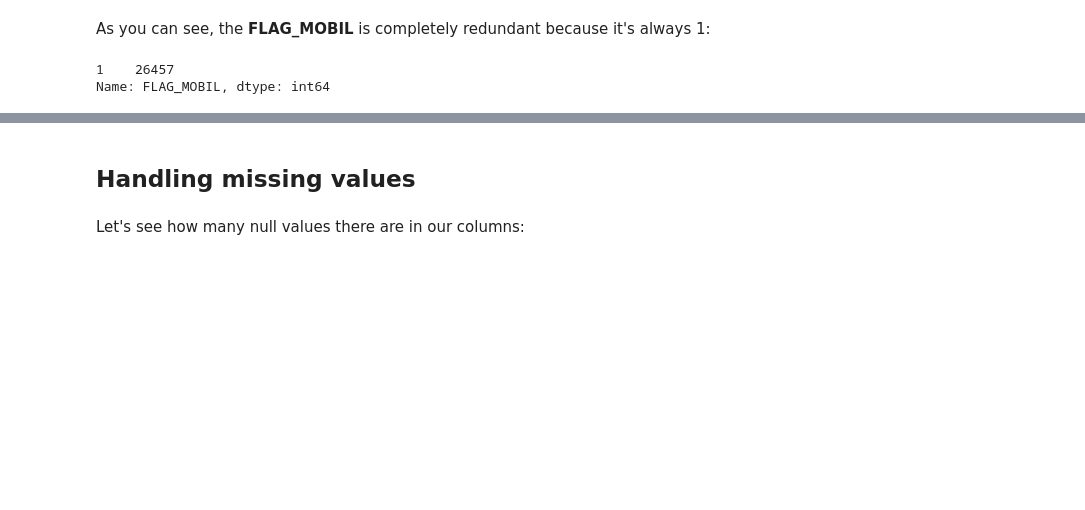
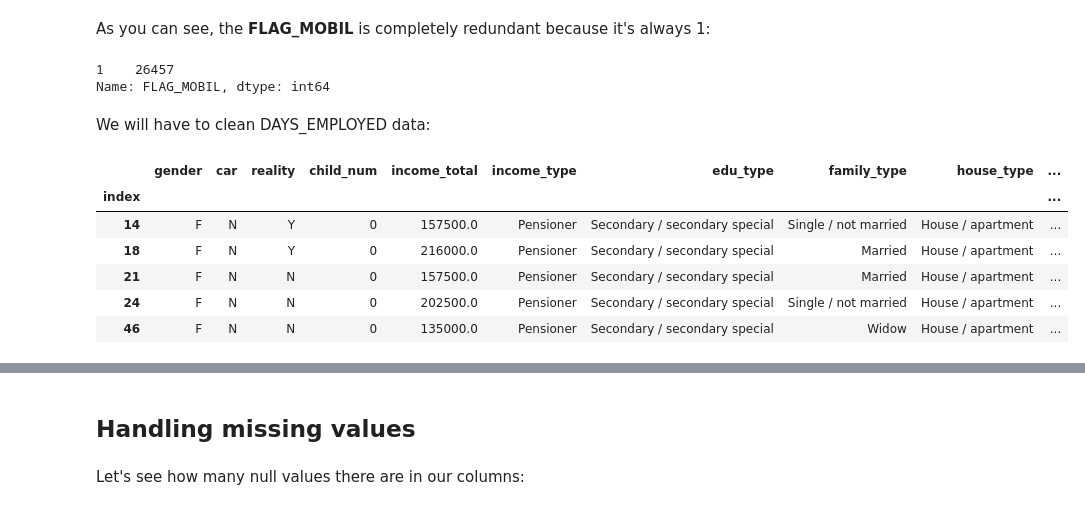
Before and after one commit to nahyunryou/AIML_project, a Jupyter notebook: notebooks/eda.ipynb, the cells around one changed output, grey strips where cells are left out. Drawn from its saved outputs; the diff is of its cells as text; code cells hidden in the pictures; blank space fills up the shorter version.

```diff
--- a/notebooks/eda.ipynb
+++ b/notebooks/eda.ipynb
@@ -194,3 +216,15 @@ df.FLAG_MOBIL.value_counts()
 # %% [output]
 1    26457
 Name: FLAG_MOBIL, dtype: int64
+# %% [markdown]
+We will have to clean DAYS_EMPLOYED data:
+# %%
+df[df['DAYS_EMPLOYED']>=0].head()
+# %% [output]
+|  | gender | car | reality | child_num | income_total | income_type | edu_type | family_type | house_type | ... |
+| index |  |  |  |  |  |  |  |  |  | ... |
+| 14 | F | N | Y | 0 | 157500.0 | Pensioner | Secondary / secondary special | Single / not married | House / apartment | ... |
+| 18 | F | N | Y | 0 | 216000.0 | Pensioner | Secondary / secondary special | Married | House / apartment | ... |
+| 21 | F | N | N | 0 | 157500.0 | Pensioner | Secondary / secondary special | Married | House / apartment | ... |
+| 24 | F | N | N | 0 | 202500.0 | Pensioner | Secondary / secondary special | Single / not married | House / apartment | ... |
+| 46 | F | N | N | 0 | 135000.0 | Pensioner | Secondary / secondary special | Widow | House / apartment | ... |
```
Also changed, not shown: parts of 25 cells of this notebook.
